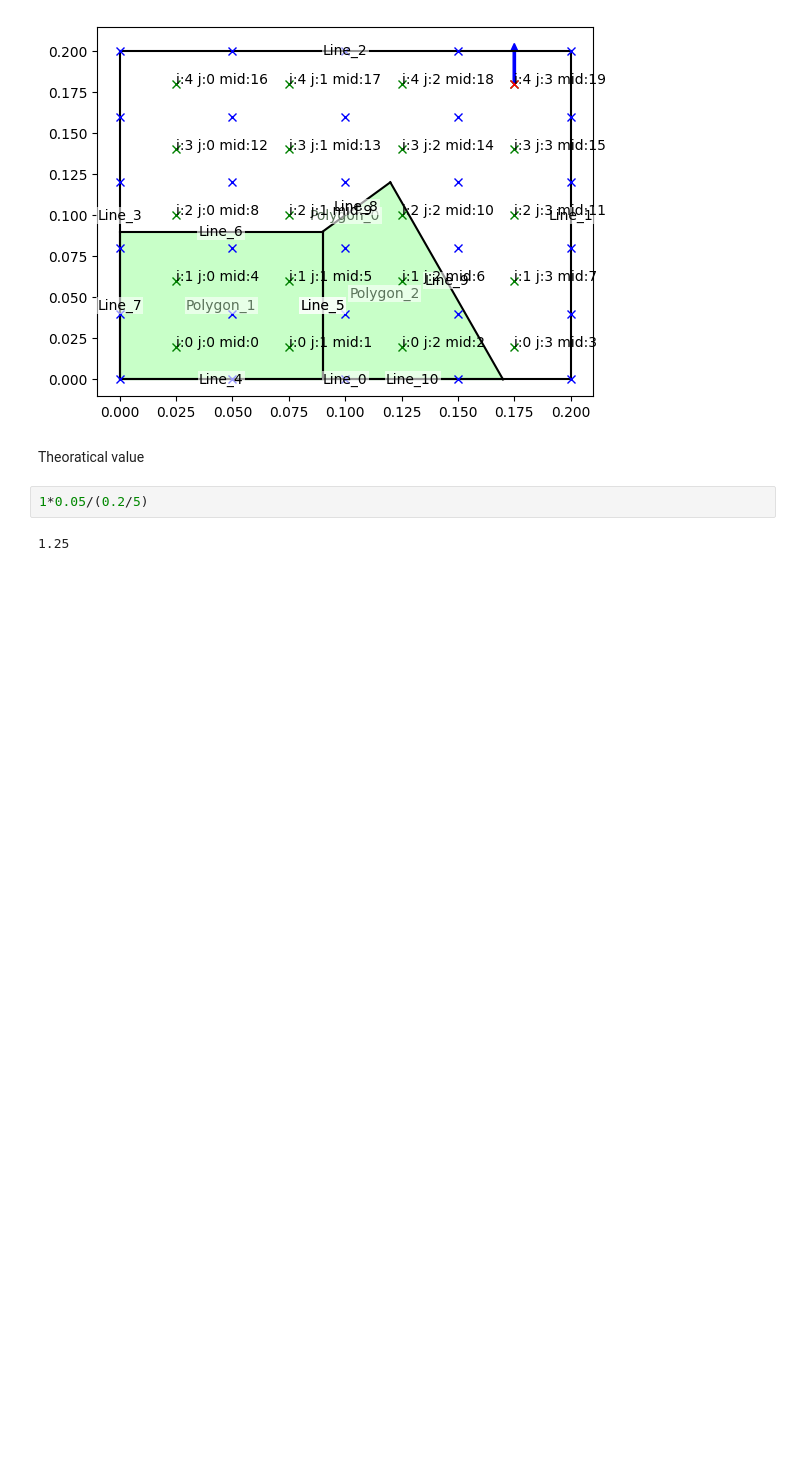
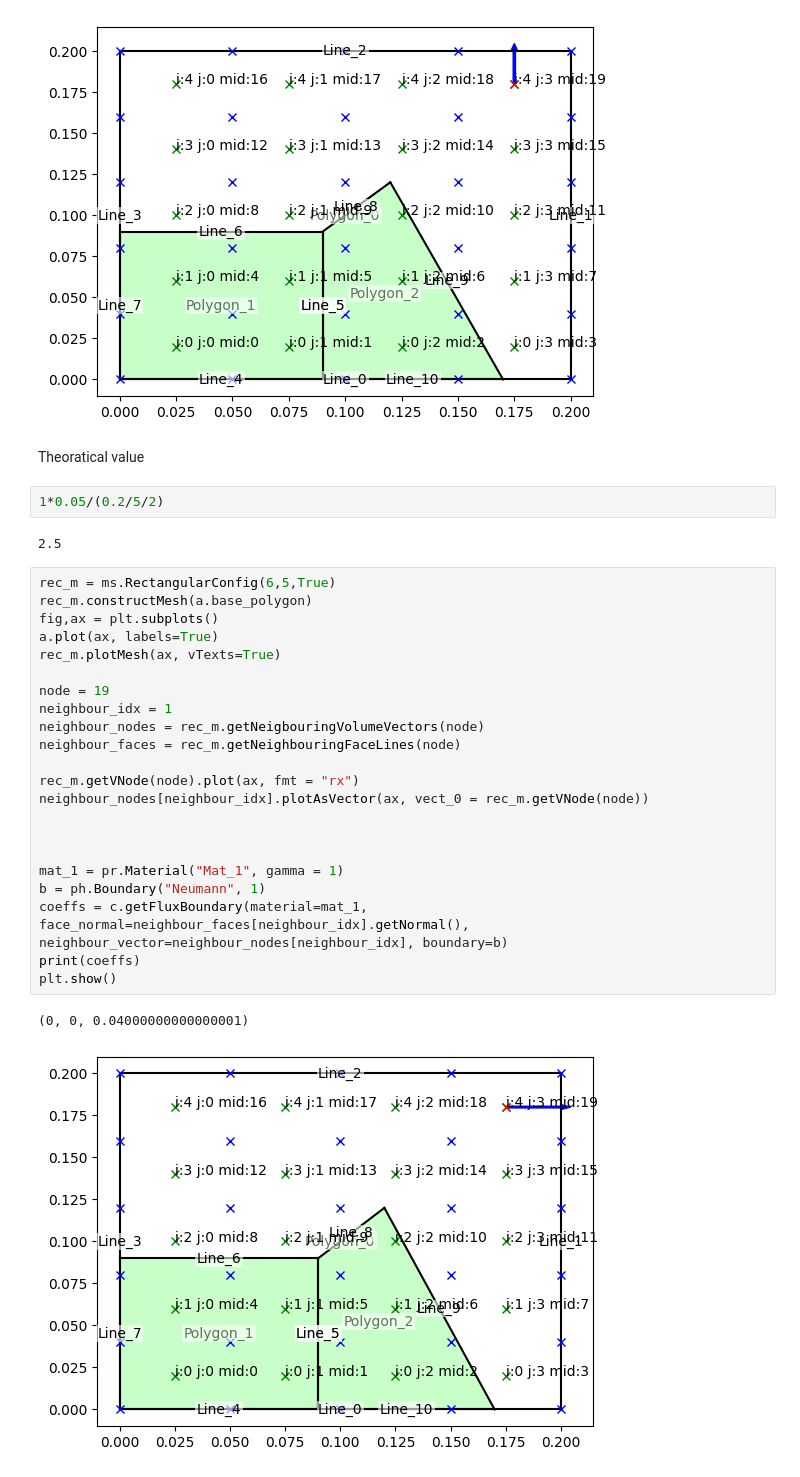
Before and after one commit to csillagu/FVM-Solver, a Jupyter notebook: investigation/thermal_inv.ipynb, the cells around one changed output. Drawn from its saved outputs; the diff is of its cells as text; blank space fills up the shorter version.

Commit message:
Fixed Dirichlet and added Neumann boundary condition

```diff
--- a/investigation/thermal_inv.ipynb
+++ b/investigation/thermal_inv.ipynb
@@ -88,6 +88,31 @@ plt.show()
 # %% [markdown]
 Theoratical value
 # %%
-1*0.05/(0.2/5)
+1*0.05/(0.2/5/2)
 # %% [output]
-1.25
+2.5
+# %%
+rec_m = ms.RectangularConfig(6,5,True)
+rec_m.constructMesh(a.base_polygon)
+fig,ax = plt.subplots()
+a.plot(ax, labels=True)
+rec_m.plotMesh(ax, vTexts=True)
+
+node = 19
+neighbour_idx = 1
+neighbour_nodes = rec_m.getNeigbouringVolumeVectors(node)
+neighbour_faces = rec_m.getNeighbouringFaceLines(node)
+
+rec_m.getVNode(node).plot(ax, fmt = "rx")
+neighbour_nodes[neighbour_idx].plotAsVector(ax, vect_0 = rec_m.getVNode(node))
+
+
+
+mat_1 = pr.Material("Mat_1", gamma = 1)
+b = ph.Boundary("Neumann", 1)
+coeffs = c.getFluxBoundary(material=mat_1, face_normal=neighbour_faces[neighbour_idx].getNormal(), neighbour_vector=neighbour_nodes[neighbour_idx], boundary=b)
+print(coeffs)
+plt.show()
+# %% [output]
+(0, 0, 0.04000000000000001)
+[figure, added]
```
Also changed, not shown: parts of 1 cell of this notebook, 1 other file.
